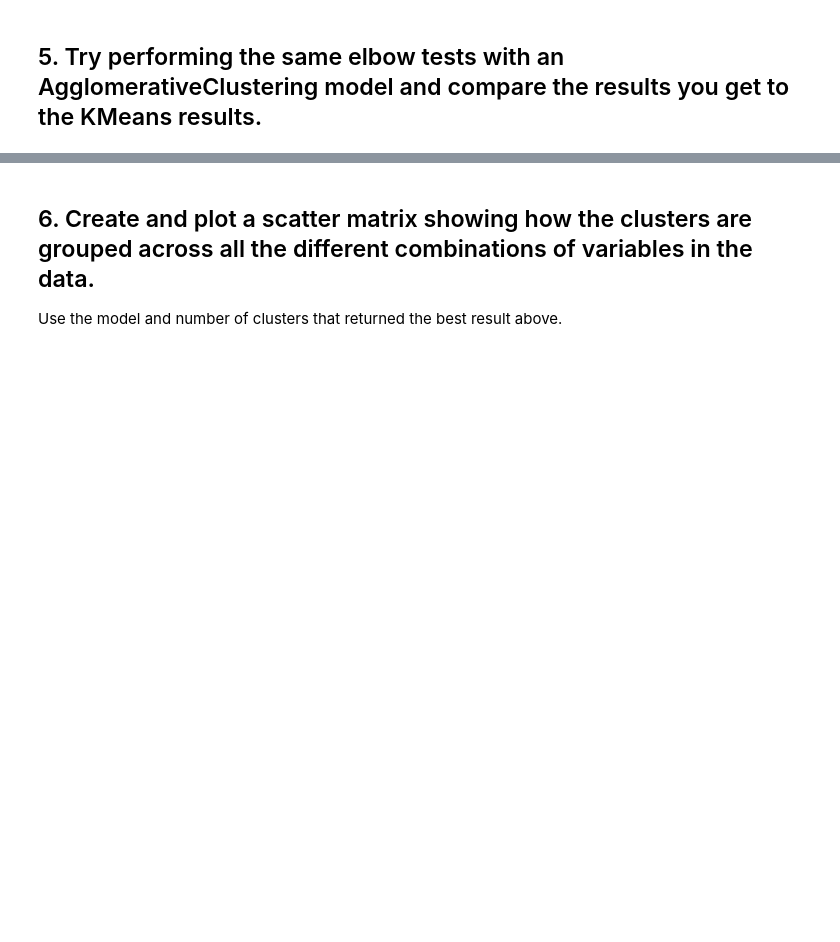
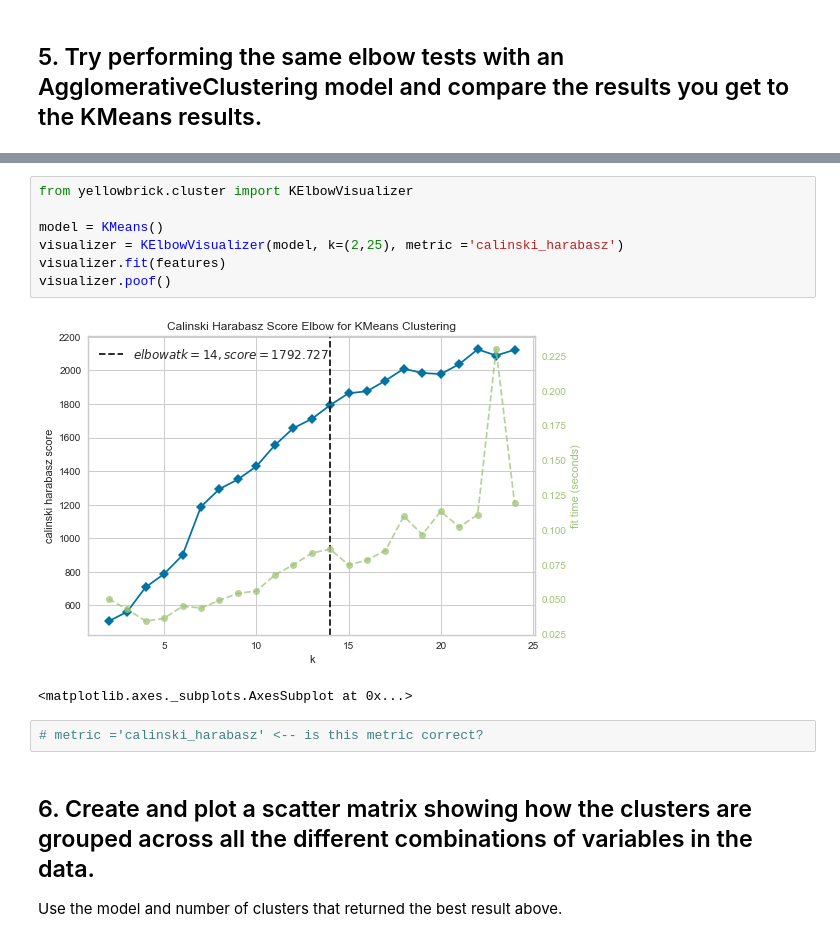
Before and after one commit to ta-data-lis/lab-learning-evaluation, a Jupyter notebook: your-code/main.ipynb, the cells around one changed output, grey strips where cells are left out. Drawn from its saved outputs; the diff is of its cells as text; blank space fills up the shorter version.

```diff
--- a/your-code/main.ipynb
+++ b/your-code/main.ipynb
@@ -32,3 +141,15 @@ The Yellowbrick library has 3 metrics that you can plot using the `metric` param
+# %%
+from yellowbrick.cluster import KElbowVisualizer
+
+model = KMeans()
+visualizer = KElbowVisualizer(model, k=(2,25), metric ='calinski_harabasz')
+visualizer.fit(features)
+visualizer.poof()
+# %% [output]
+[figure, added]
+<matplotlib.axes._subplots.AxesSubplot at 0x...>
+# %%
+# metric ='calinski_harabasz' <-- is this metric correct?
 # %% [markdown]
 ## 6. Create and plot a scatter matrix showing how the clusters are grouped across all the different combinations of variables in the data.
 
```
Also changed, not shown: parts of 12 cells of this notebook.
